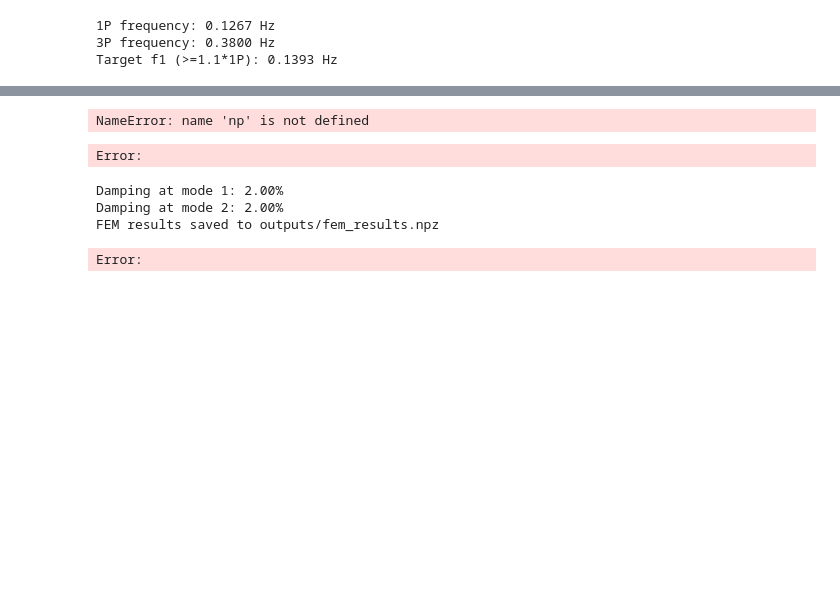
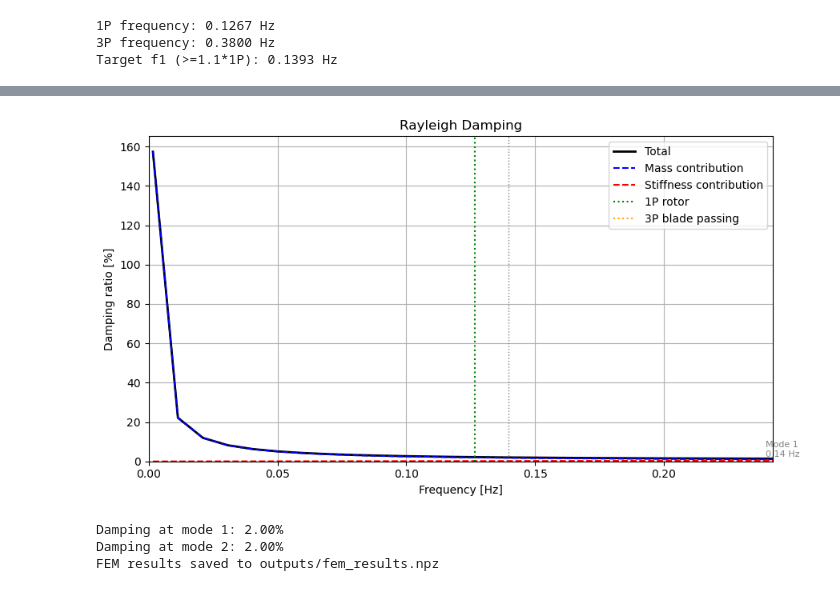
Before and after one commit to josems06-crypto/CIEM5220_WindWaves, a Jupyter notebook: CIEM5220/Windturbine/WW_step1_2_FEM_Do.ipynb, the cells around one changed output, grey strips where cells are left out. Drawn from its saved outputs; the diff is of its cells as text; code cells hidden in the pictures; blank space fills up the shorter version.

```diff
--- a/CIEM5220/Windturbine/WW_step1_2_FEM_Do.ipynb
+++ b/CIEM5220/Windturbine/WW_step1_2_FEM_Do.ipynb
@@ -270,36 +264,35 @@ zeta_mass = alpha/(2*omega_range)  # mass term - dominates at low frequencies
 zeta_stiff=beta*omega_range/2    # stiffness term - dominates at high frequencies
 
 fig2, ax = plt.subplots(figsize=(9,5))
 
 ax.plot(omega_range/(2*np.pi), zeta_total*100, 'k', linewidth=2, label='Total')
 ax.plot(omega_range/(2*np.pi), zeta_mass*100, 'b--', linewidth=1.5,label= 'Mass contribution')
 ax.plot(omega_range/(2*np.pi), zeta_stiff*100, 'r--', linewidth=1.5, label='Stiffness contribution')
 
 ax.axvline(w1/(2*np.pi), color='gray', linestyle=':', linewidth=1)
 ax.axvline(w2/(2*np.pi), color='gray', linestyle=':', linewidth=1)
 ax.axvline(f_1P, color='green', linestyle=':', linewidth=1.5, label='1P rotor')
 ax.axvline(f_3P, color='orange', linestyle=':', linewidth=1.5, label='3P blade passing')
 
 ax.annotate(f'Mode 1\n{w1/(2*np.pi):.2f} Hz',
             xy=(w1/(2*np.pi), zeta1*100), xytext=(w1/(2*np.pi)+0.1, zeta1*100+0.3),
             fontsize=8, color='gray')
 ax.annotate(f'Mode 2\n{w2/(2*np.pi):.2f} Hz',
             xy=(w2/(2*np.pi), zeta2*100), xytext=(w2/(2*np.pi)+0.1, zeta2*100+0.3),
             fontsize=8, color='gray')
 
-ax.set_xlim(0,4*w2/(2*np.pi))
+ax.set_xlim(0,4*w2/(2*np.pi)/20)
 ax.set_xlabel('Frequency [Hz]')
 ax.set_ylim(6)
 ax.set_ylabel('Damping ratio [%]')
 ax.set_title('Rayleigh Damping')
 ax.legend()
 ax.grid(True)
 ax.set_ylim(bottom=0)
 plt.tight_layout()
 plt.show()
 # %% [output]
-NameError: name 'np' is not defined
-Error:
+[figure, added]
 # %%
 # verify damping ratios
 
@@ -313,29 +306,28 @@ output_dir = NOTEBOOK_DIR / "outputs"
 output_dir.mkdir(parents=True, exist_ok=True)
 
 # === SAVE OUTPUTS =====
-np.savez(output_dir / 'fem_results.npz',
-    K_free         = K_free,
-    M_free         = M_free,
-    C_free        = C_free,
-    freq           = freq,
-    omega          = omega,
-    eigenvectors   = eigenvectors,
-    D0             =D0,
-    t              =t,
-    EI             =EI,
-    rhoA           =rhoA,
-    le             =le,
-    Hw             =Hw,
-    Ha             =Ha,
-    L              =L,
-    elem_w         =elem_w,
-    elem_a         =elem_a,
-    ndof           =ndof,
-    M_nacelle      =M_nacelle
-)
+#np.savez(output_dir / 'fem_results.npz',
+#    K_free         = K_free,
+#    M_free         = M_free,
+#    C_free        = C_free,
+#    freq           = freq,
+#    omega          = omega,
+#    eigenvectors   = eigenvectors,
+#    D0             =D0,
+#    t              =t,
+#    EI             =EI,
+#    rhoA           =rhoA,
+#    le             =le,
+#    Hw             =Hw,
+#    Ha             =Ha,
+#    L              =L,
+#    elem_w         =elem_w,
+#    elem_a         =elem_a,
+#    ndof           =ndof,
+#    M_nacelle      =M_nacelle
+#)
 print("FEM results saved to outputs/fem_results.npz")
 # %% [output]
 Damping at mode 1: 2.00%
 Damping at mode 2: 2.00%
 FEM results saved to outputs/fem_results.npz
-Error:
```
Also changed, not shown: parts of 6 cells of this notebook, 2 other files.
